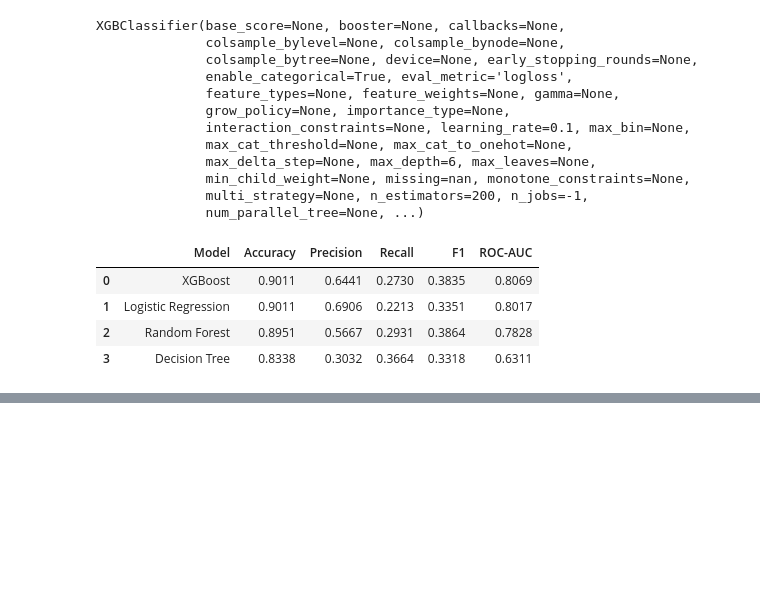
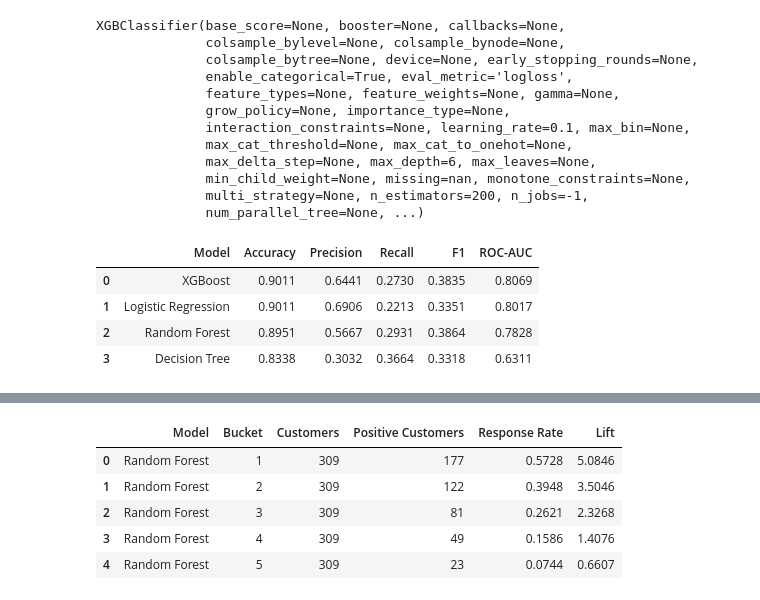
Before and after one commit to navyatripathiji/bank-marketing-practice, a Jupyter notebook: notebooks/03-baselinemodels.ipynb, the cells around one changed output, grey strips where cells are left out. Drawn from its saved outputs; the diff is of its cells as text; code cells hidden in the pictures; blank space fills up the shorter version.

```diff
--- a/notebooks/03-baselinemodels.ipynb
+++ b/notebooks/03-baselinemodels.ipynb
@@ -266,0 +392,14 @@ results_df.round(4)
+# %%
+decile_rf = decile_analysis(
+    y_val,
+    rf_prob,
+    "Random Forest"
+)
+decile_rf.round(4).head()
+# %% [output]
+|  | Model | Bucket | Customers | Positive Customers | Response Rate | Lift |
+| 0 | Random Forest | 1 | 309 | 177 | 0.5728 | 5.0846 |
+| 1 | Random Forest | 2 | 309 | 122 | 0.3948 | 3.5046 |
+| 2 | Random Forest | 3 | 309 | 81 | 0.2621 | 2.3268 |
+| 3 | Random Forest | 4 | 309 | 49 | 0.1586 | 1.4076 |
+| 4 | Random Forest | 5 | 309 | 23 | 0.0744 | 0.6607 |
```
Also changed, not shown: parts of 7 cells of this notebook, 2 other files.
